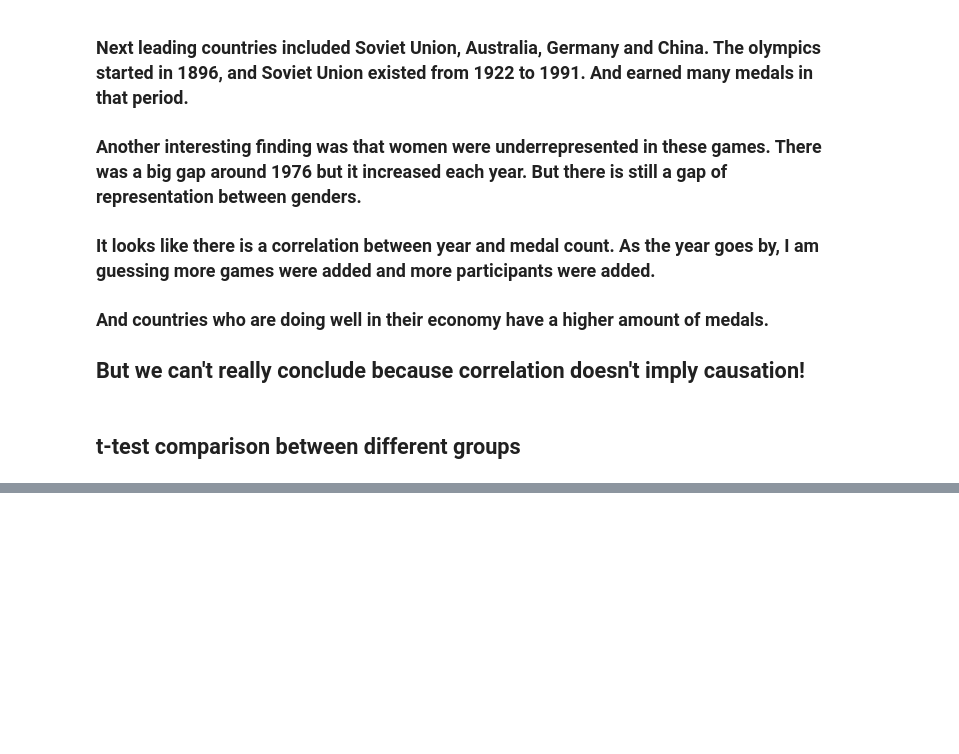
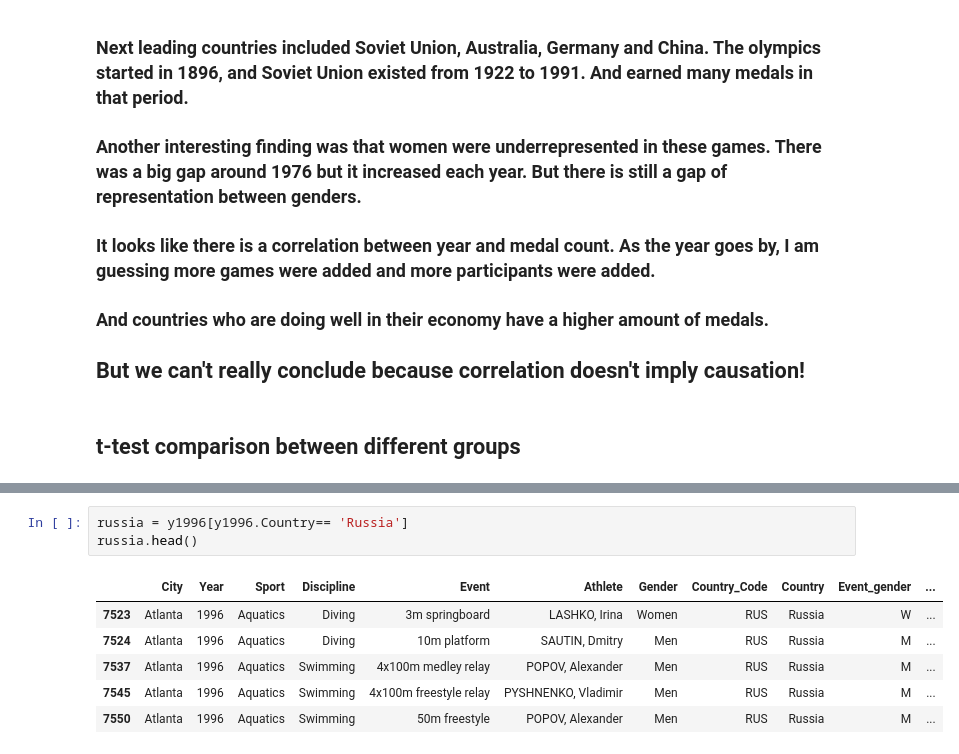
Before and after one commit to liyaSileshi/Summer-Olympics, a Jupyter notebook: notebooks/olympics.ipynb, the cells around one changed output, grey strips where cells are left out. Drawn from its saved outputs; the diff is of its cells as text; blank space fills up the shorter version.

```diff
--- a/notebooks/olympics.ipynb
+++ b/notebooks/olympics.ipynb
@@ -498,0 +533,10 @@ df.head()
+# %%
+russia = y1996[y1996.Country== 'Russia']
+russia.head()
+# %% [output]
+|  | City | Year | Sport | Discipline | Event | Athlete | Gender | Country_Code | Country | Event_gender | ... |
+| 7523 | Atlanta | 1996 | Aquatics | Diving | 3m springboard | LASHKO, Irina | Women | RUS | Russia | W | ... |
+| 7524 | Atlanta | 1996 | Aquatics | Diving | 10m platform | SAUTIN, Dmitry | Men | RUS | Russia | M | ... |
+| 7537 | Atlanta | 1996 | Aquatics | Swimming | 4x100m medley relay | POPOV, Alexander | Men | RUS | Russia | M | ... |
+| 7545 | Atlanta | 1996 | Aquatics | Swimming | 4x100m freestyle relay | PYSHNENKO, Vladimir | Men | RUS | Russia | M | ... |
+| 7550 | Atlanta | 1996 | Aquatics | Swimming | 50m freestyle | POPOV, Alexander | Men | RUS | Russia | M | ... |
```
Also changed, not shown: parts of 7 cells of this notebook.
